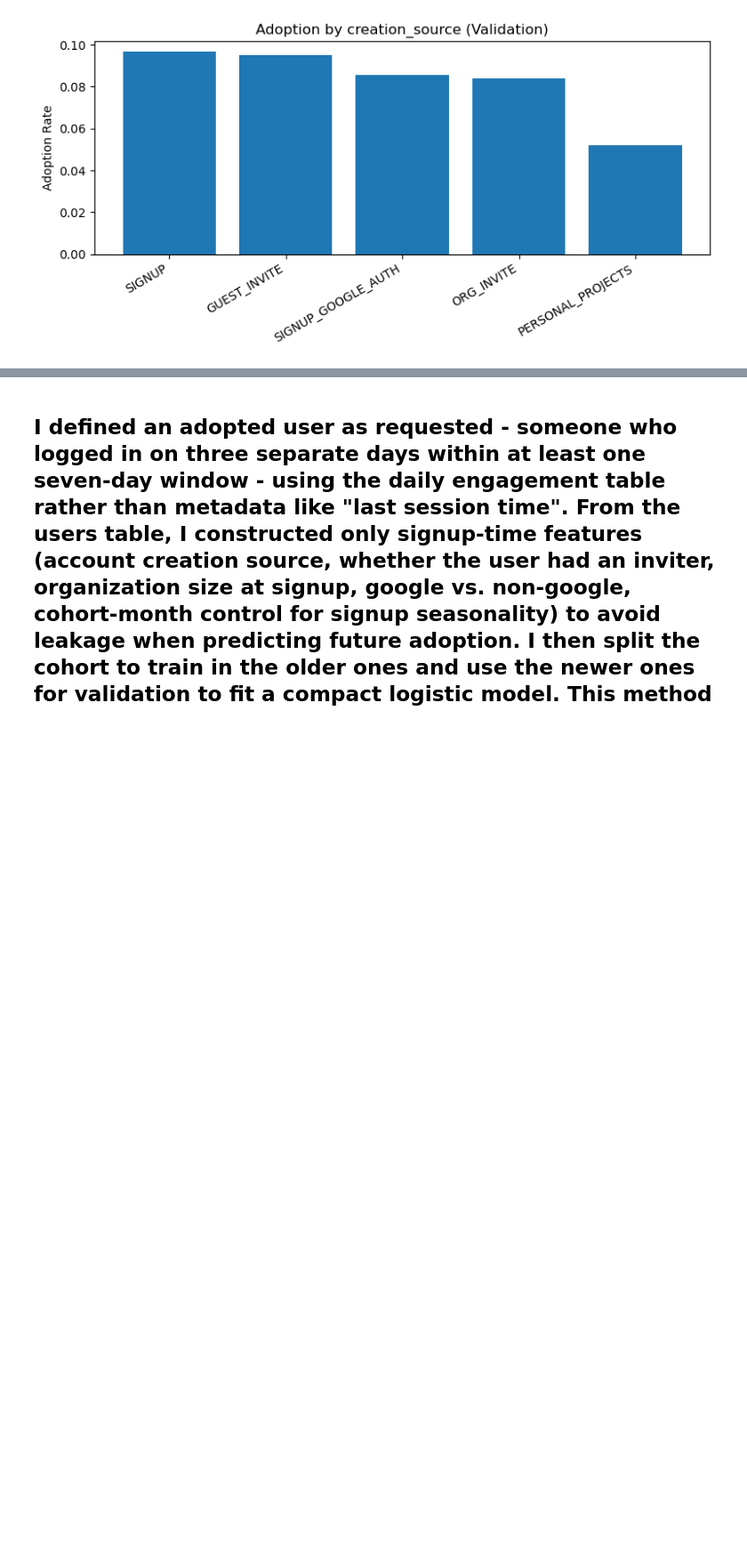
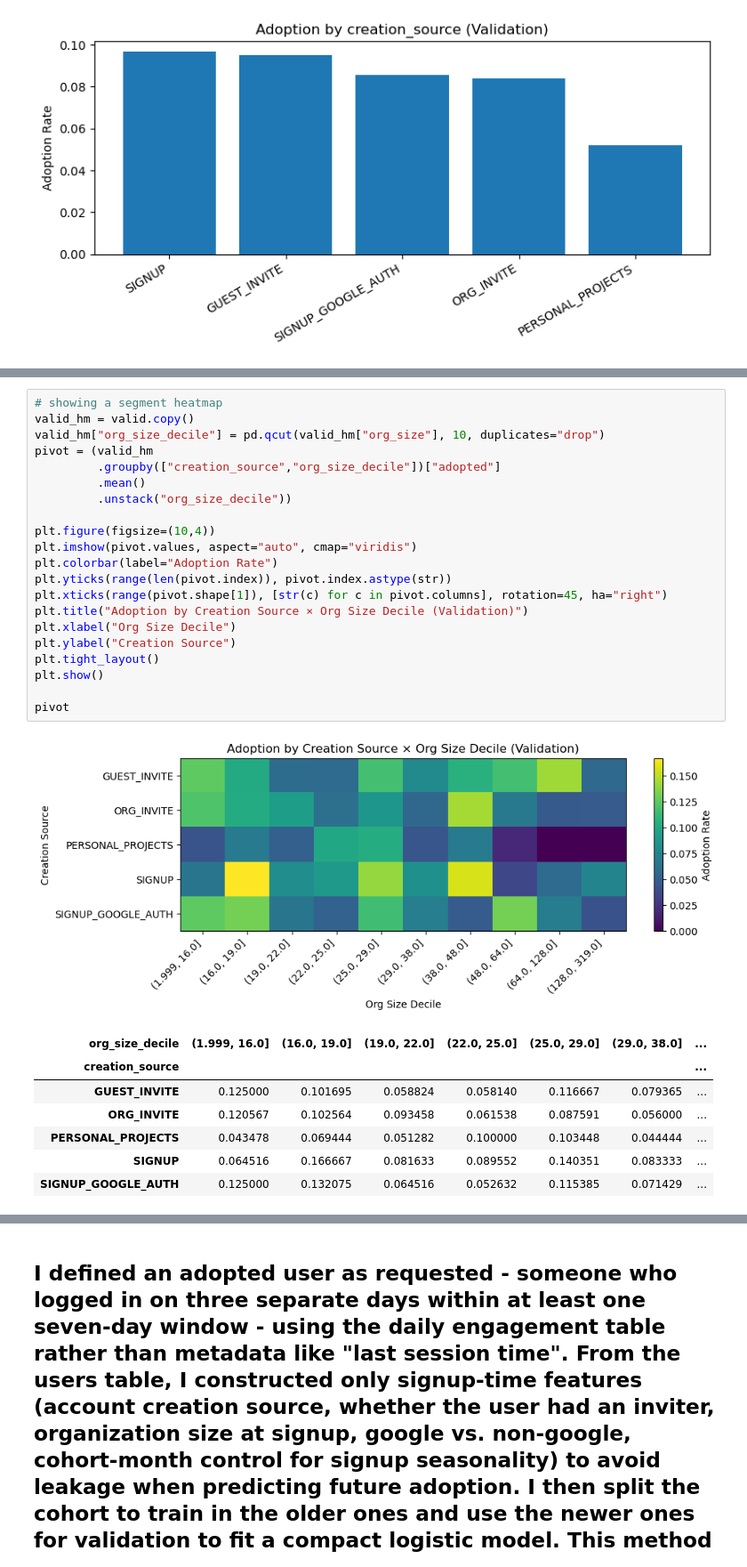
Before and after one commit to justink106/JustinKu-Springboard, a Jupyter notebook: relax_challenge/Relax Take Home Challenge - Justin.ipynb, the cells around one changed output, grey strips where cells are left out. Shown at 89% size. Saved outputs shown, nothing was run; the diff lists cells and outputs as text; blank space fills up the shorter version.

```diff
--- a/relax_challenge/Relax Take Home Challenge - Justin.ipynb
+++ b/relax_challenge/Relax Take Home Challenge - Justin.ipynb
@@ -244,0 +281,30 @@ plt.show()
+# %%
+# showing a segment heatmap
+valid_hm = valid.copy()
+valid_hm["org_size_decile"] = pd.qcut(valid_hm["org_size"], 10, duplicates="drop")
+pivot = (valid_hm
+         .groupby(["creation_source","org_size_decile"])["adopted"]
+         .mean()
+         .unstack("org_size_decile"))
+
+plt.figure(figsize=(10,4))
+plt.imshow(pivot.values, aspect="auto", cmap="viridis")
+plt.colorbar(label="Adoption Rate")
+plt.yticks(range(len(pivot.index)), pivot.index.astype(str))
+plt.xticks(range(pivot.shape[1]), [str(c) for c in pivot.columns], rotation=45, ha="right")
+plt.title("Adoption by Creation Source × Org Size Decile (Validation)")
+plt.xlabel("Org Size Decile")
+plt.ylabel("Creation Source")
+plt.tight_layout()
+plt.show()
+
+pivot
+# %% [output]
+[figure, added]
+| org_size_decile | (1.999, 16.0] | (16.0, 19.0] | (19.0, 22.0] | (22.0, 25.0] | (25.0, 29.0] | (29.0, 38.0] | ... |
+| creation_source |  |  |  |  |  |  | ... |
+| GUEST_INVITE | 0.125000 | 0.101695 | 0.058824 | 0.058140 | 0.116667 | 0.079365 | ... |
+| ORG_INVITE | 0.120567 | 0.102564 | 0.093458 | 0.061538 | 0.087591 | 0.056000 | ... |
+| PERSONAL_PROJECTS | 0.043478 | 0.069444 | 0.051282 | 0.100000 | 0.103448 | 0.044444 | ... |
+| SIGNUP | 0.064516 | 0.166667 | 0.081633 | 0.089552 | 0.140351 | 0.083333 | ... |
+| SIGNUP_GOOGLE_AUTH | 0.125000 | 0.132075 | 0.064516 | 0.052632 | 0.115385 | 0.071429 | ... |
```
Also changed, not shown: parts of 2 cells of this notebook.
